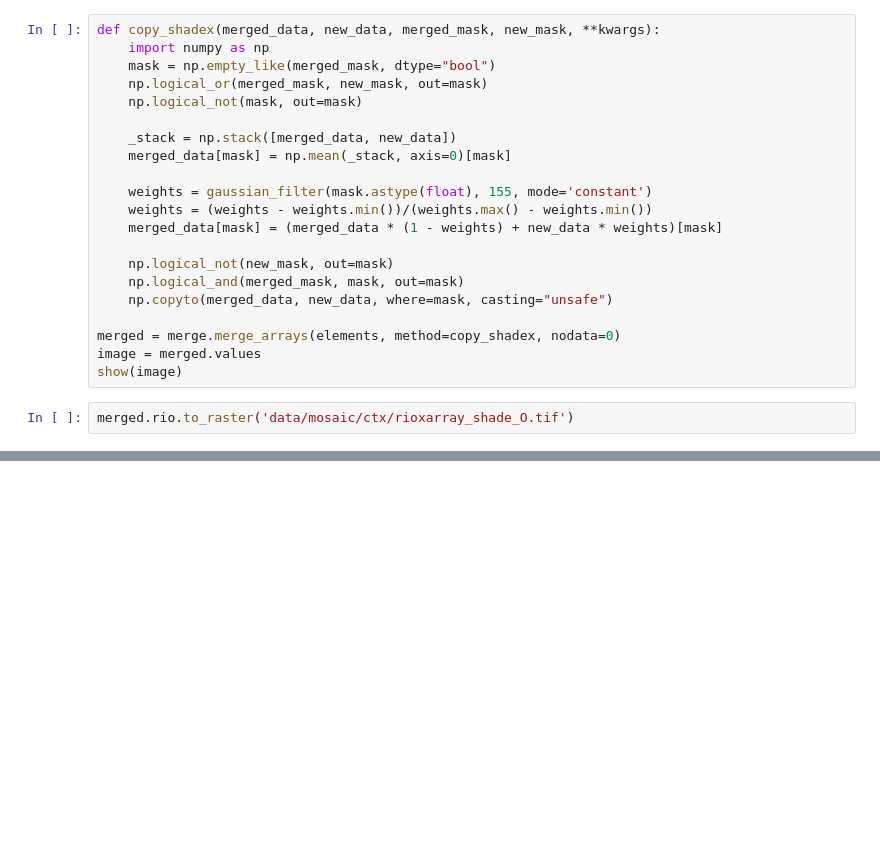
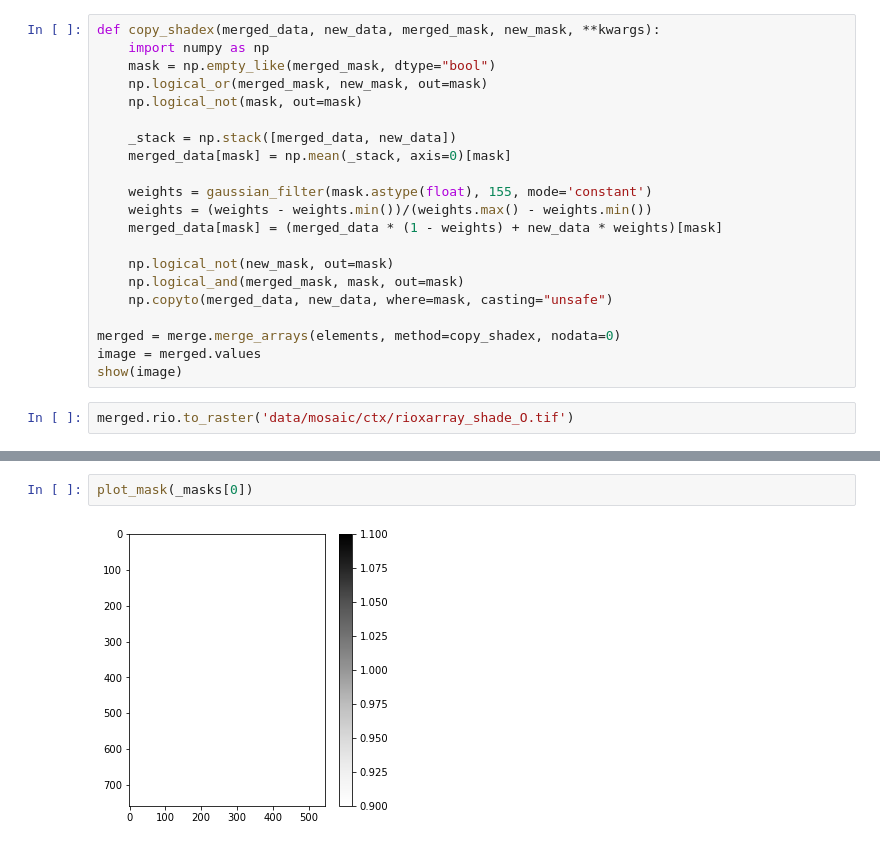
Before and after one commit to chbrandt/npt, a Jupyter notebook: notebooks/4_mosaic_images.ipynb, the cells around one changed output, grey strips where cells are left out. Saved outputs shown, nothing was run; the diff lists cells and outputs as text; blank space fills up the shorter version.

```diff
--- a/notebooks/4_mosaic_images.ipynb
+++ b/notebooks/4_mosaic_images.ipynb
@@ -196,0 +307,4 @@ merged.rio.to_raster('data/mosaic/ctx/rioxarray_shade_O.tif')
+# %%
+plot_mask(_masks[0])
+# %% [output]
+[figure, added]
```
Also changed, not shown: parts of 34 cells of this notebook, 4 other files.
